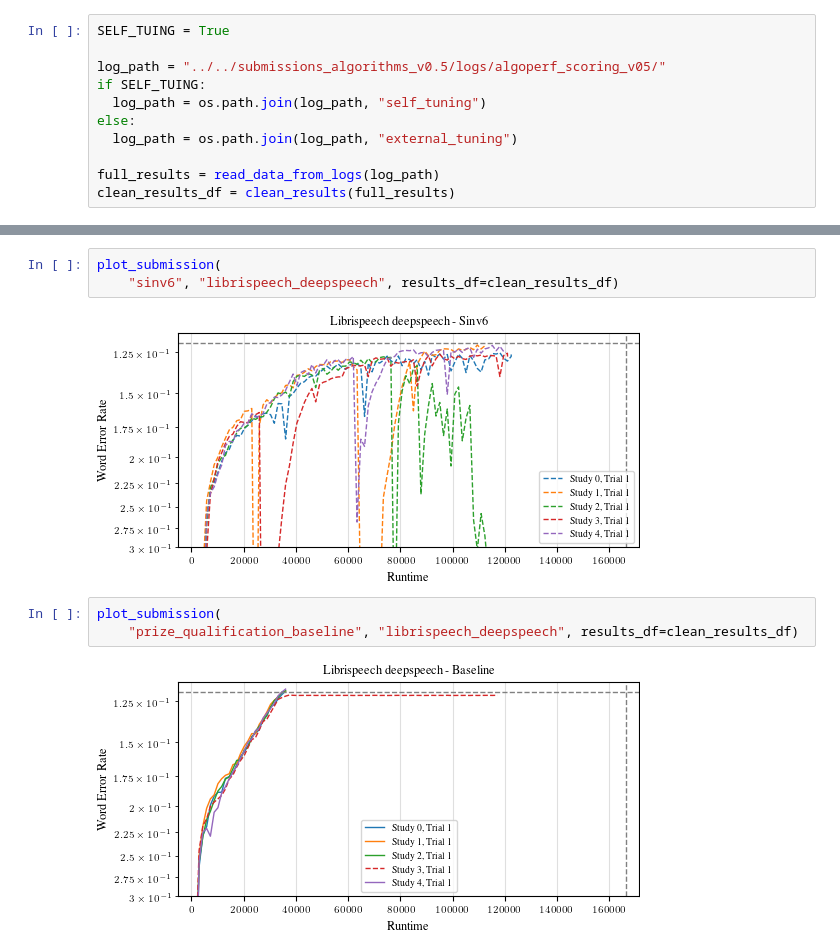
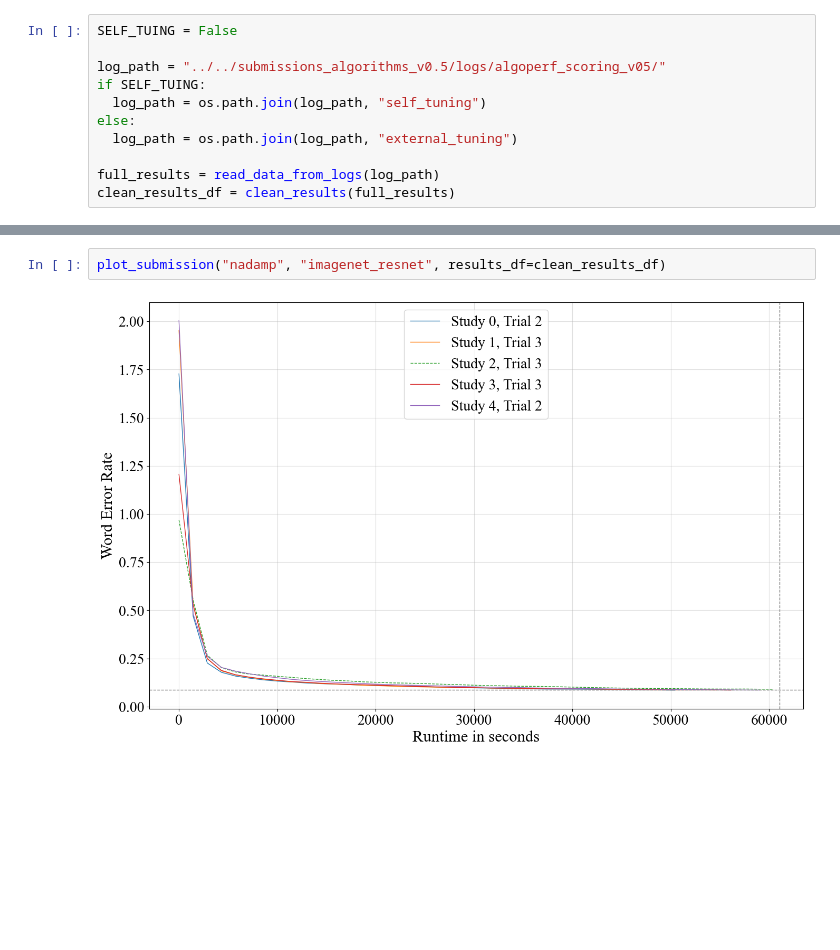
Before and after one commit to fsschneider/algorithmic-efficiency, a Jupyter notebook: scoring/plotting_workload_results.ipynb, the cells around one changed output, grey strips where cells are left out. Cells and saved outputs as stored; diff of their text form; blank space fills up the shorter version.

Commit message:
Update plotting scripts

```diff
--- a/scoring/plotting_workload_results.ipynb
+++ b/scoring/plotting_workload_results.ipynb
@@ -18,5 +18,5 @@ from tueplots import bundles, figsizes
 # %%
-SELF_TUING = True
+SELF_TUING = False
 
 log_path = "../../submissions_algorithms_v0.5/logs/algoperf_scoring_v05/"
 if SELF_TUING:
@@ -165,13 +173,7 @@ def plot_submission(submission, workload, results_df):
 # %%
-plot_submission(
-    "sinv6", "librispeech_deepspeech", results_df=clean_results_df)
+plot_submission("nadamp", "imagenet_resnet", results_df=clean_results_df)
 # %% [output]
-[figure, old version]
+[figure, new version]
-# %%
-plot_submission(
-    "prize_qualification_baseline", "librispeech_deepspeech", results_df=clean_results_df)
-# %% [output]
-[figure, removed]
 # %%
 def plot_all_subs(workload, results):
   for sub in results:
```
Also changed, not shown: parts of 7 cells of this notebook, 9 other files.
